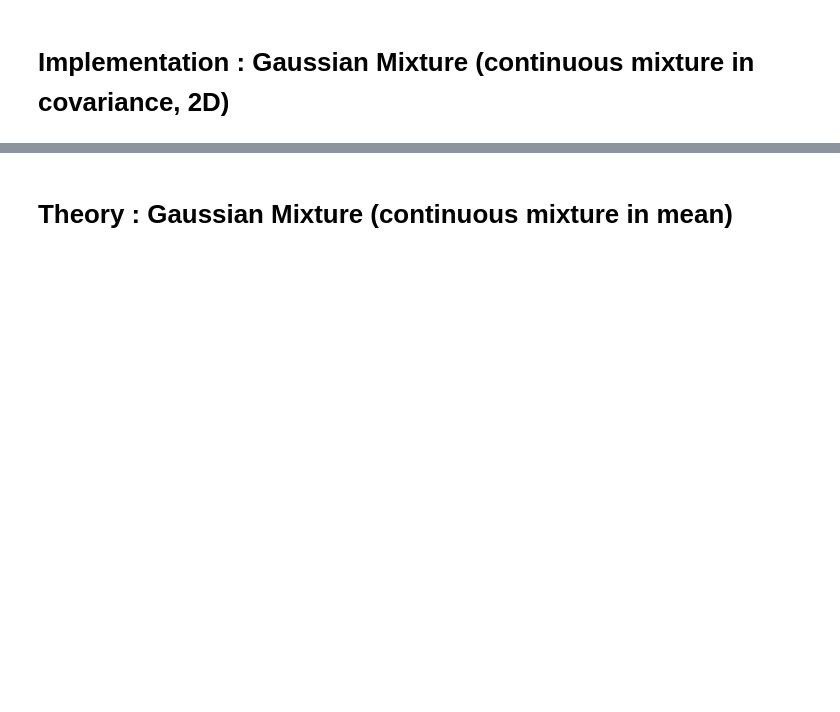
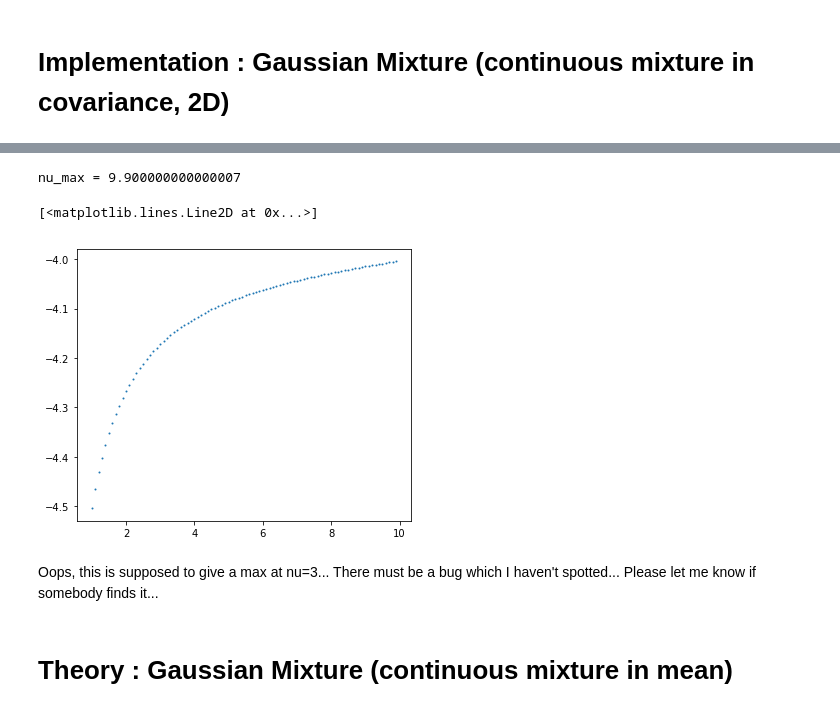
Before and after one commit to kiyomizuhi/machine_learning_scratch_Prince_computer_vision, a Jupyter notebook: EM_algorithm.ipynb, the cells around one changed output, grey strips where cells are left out. Cells and saved outputs as stored; diff of their text form; code cells hidden in the pictures; blank space fills up the shorter version.

```diff
--- a/EM_algorithm.ipynb
+++ b/EM_algorithm.ipynb
@@ -490,3 +738,31 @@ $$\begin{align}
+# %%
+def eval_nu(x, mu, cov, nu, nD):
+    evl = exp_logp_ht(x, mu, cov, nu, nD) + exp_logp_xht(x, mu, cov, nu, nD)
+    evl = evl.mean(axis=0)
+    idx = np.where(evl == evl.max())[0][0]
+    return evl, nu[idx]
+
+N = 10000
+nD = 2
+mu = np.zeros(nD)
+cov = np.eye(nD)
+nu = 3
+smp = random_student_t(mu, cov, nu, N, nD)
+
+nu = np.arange(1,10,0.1)
+evl, nu_max = eval_nu(smp, mu, cov, nu, nD)
+print('nu_max = {}'.format(nu_max))
+
+plt.rcParams['figure.figsize'] = (6.0, 5.0) # set default size of plots
+plt.plot(nu, evl, '.', markersize=2)
+# %% [output]
+nu_max = 9.900000000000007
+[<matplotlib.lines.Line2D at 0x...>]
+[figure, added]
+# %% [markdown]
+Oops, this is supposed to give a max at nu=3...
+There must be a bug which I haven't spotted...
+Please let me know if somebody finds it...
 # %% [markdown]
 # Theory : Gaussian Mixture (continuous mixture in mean)
 # %% [markdown]
```
Also changed, not shown: parts of 9 cells of this notebook.
